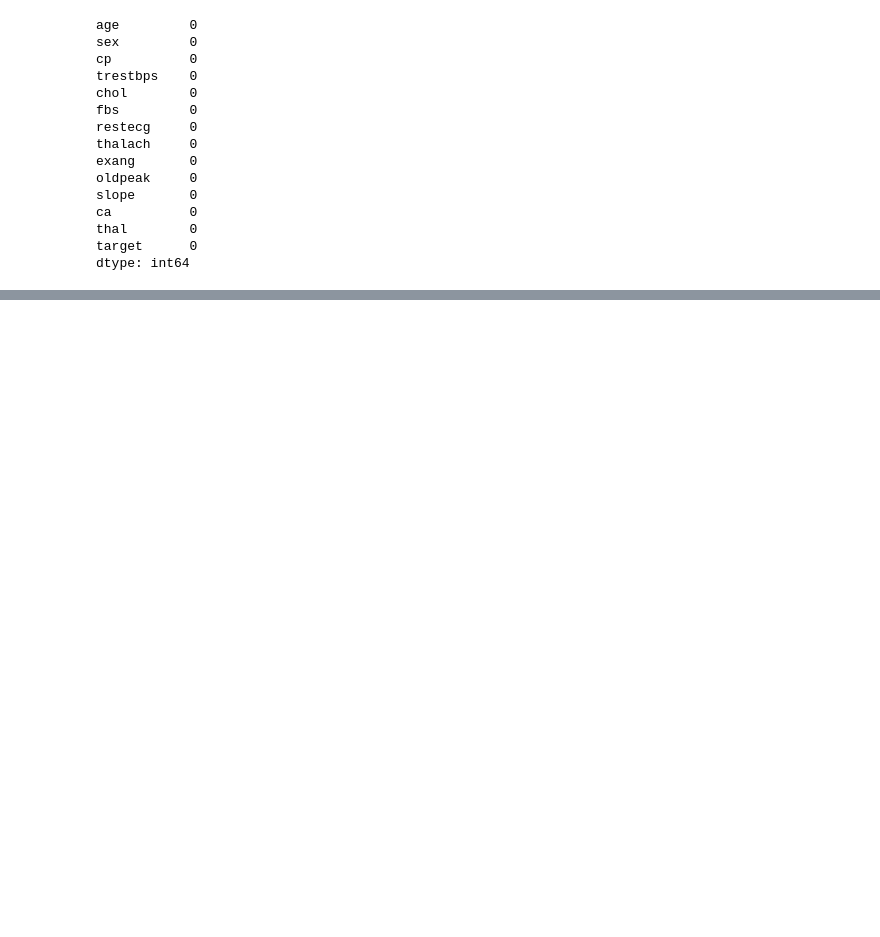
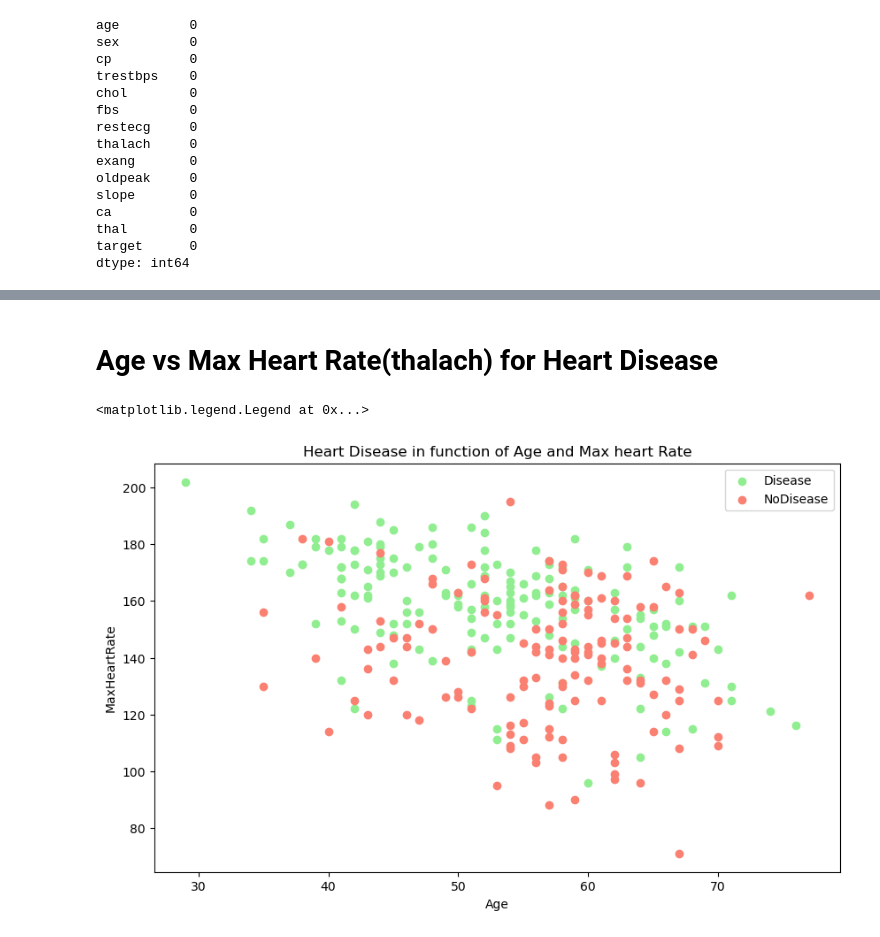
Before and after one commit to abdullahsultan/ML_Understanding, a Jupyter notebook: EndToEndHeartDiseaseClassification.ipynb, the cells around one changed output, grey strips where cells are left out. Cells and saved outputs as stored; diff of their text form; code cells hidden in the pictures; blank space fills up the shorter version.

```diff
--- a/EndToEndHeartDiseaseClassification.ipynb
+++ b/EndToEndHeartDiseaseClassification.ipynb
@@ -170,0 +198,18 @@ dtype: int64
+# %% [markdown]
+# Age vs Max Heart Rate(thalach) for Heart Disease
+# %%
+# Create another figure
+plt.figure(figsize=(10, 6))
+
+#Scatter with +vs egs
+plt.scatter(df.age[df.target==1], df.thalach[df.target==1], color="lightgreen")
+#Scatter with -vs egs
+plt.scatter(df.age[df.target==0], df.thalach[df.target==0], color="salmon")
+
+plt.title("Heart Disease in function of Age and Max heart Rate")
+plt.xlabel("Age")
+plt.ylabel("MaxHeartRate")
+plt.legend(["Disease", "NoDisease"])
+# %% [output]
+<matplotlib.legend.Legend at 0x...>
+[figure, added]
```
Also changed, not shown: parts of 11 cells of this notebook.
